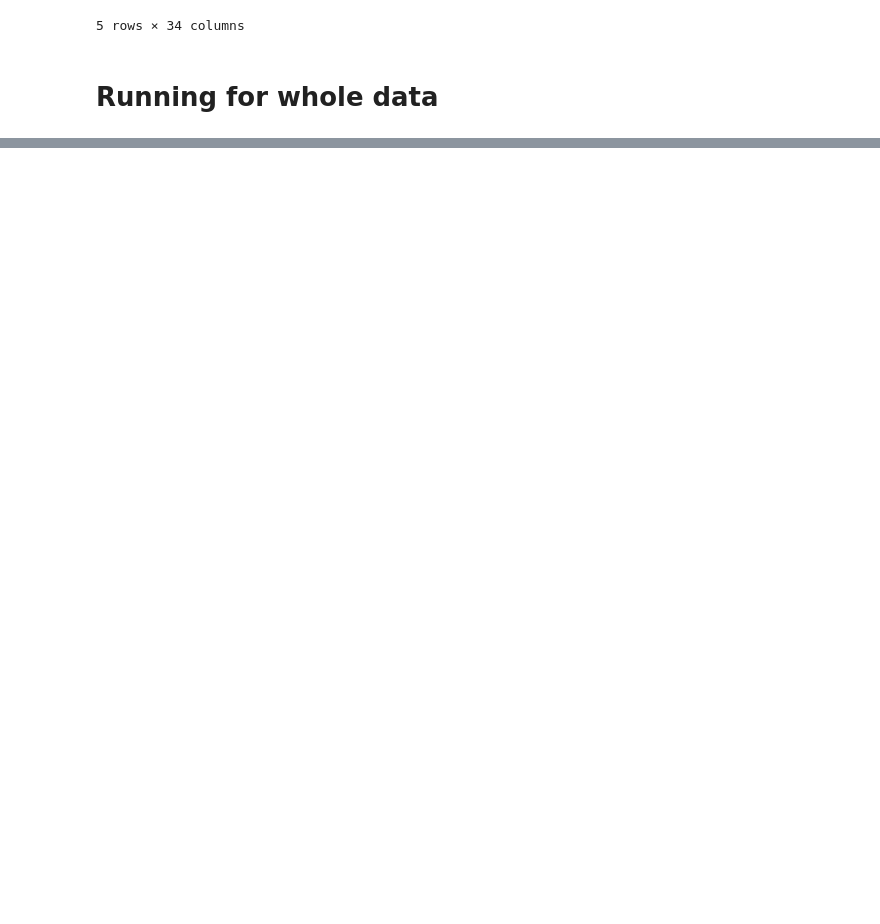
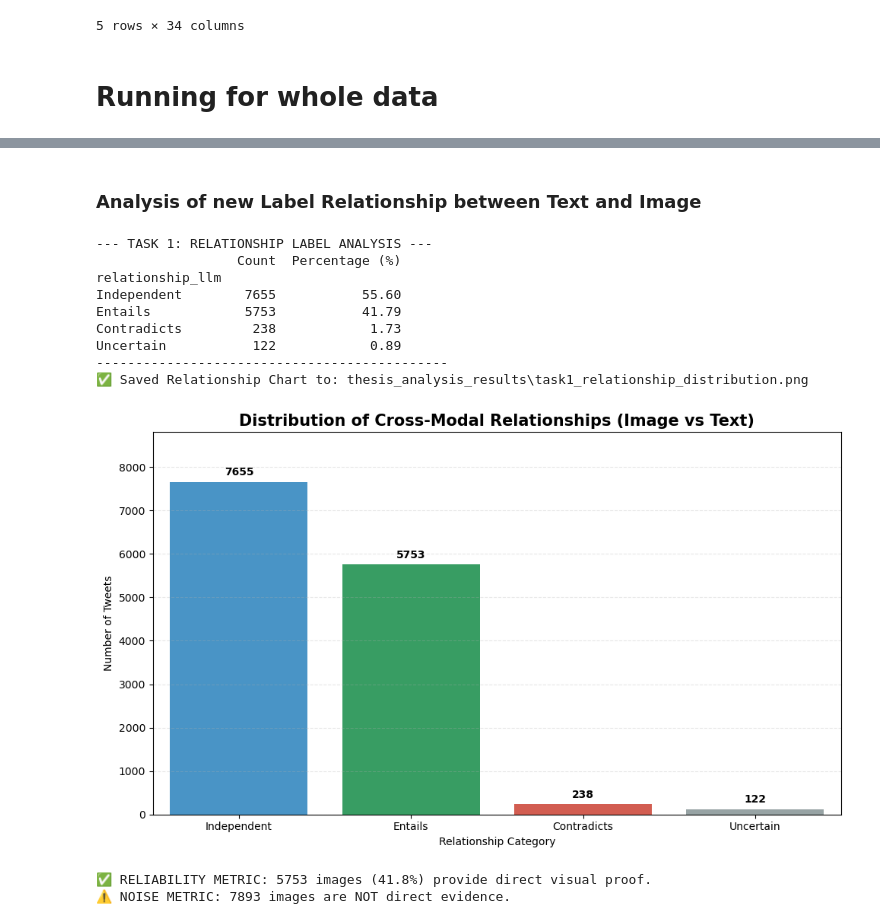
Before and after one commit to Data-Mining-Project-Group/crisisMMDplusplus, a Jupyter notebook: Phase2_LLM_Annotation_CrisisMMD_PlusPlus.ipynb, the cells around one changed output, grey strips where cells are left out. Cells and saved outputs as stored; diff of their text form; code cells hidden in the pictures; blank space fills up the shorter version.

```diff
--- a/Phase2_LLM_Annotation_CrisisMMD_PlusPlus.ipynb
+++ b/Phase2_LLM_Annotation_CrisisMMD_PlusPlus.ipynb
@@ -773,0 +1165,76 @@ All event-specific annotations have been updated.
+# %% [markdown]
+### Analysis of new Label Relationship between Text and Image
+# %%
+import pandas as pd
+import seaborn as sns
+import matplotlib.pyplot as plt
+import os
+
+# 1. Load the data (assuming df is already loaded)
+# df = pd.read_csv("CrisisMMD_Phase2_Final_Clean_with_NaNs.csv")
+
+# 2. Relationship Distribution Table
+rel_counts = df['relationship_llm'].value_counts()
+rel_percent = df['relationship_llm'].value_counts(normalize=True) * 100
+
+rel_summary = pd.DataFrame({
+    'Count': rel_counts,
+    'Percentage (%)': rel_percent.round(2)
+})
+
+print("--- TASK 1: RELATIONSHIP LABEL ANALYSIS ---")
+print(rel_summary)
+print("-" * 45)
+
+# 3. Visualization: The Entailment Landscape
+plt.figure(figsize=(10, 6))
+# Define colors: Green for Entails, Blue for Independent, Red for Contradicts/Uncertain
+colors_map = {'Entails': '#27ae60', 'Independent': '#3498db', 'Contradicts': '#e74c3c', 'Uncertain': '#95a5a6'}
+colors = [colors_map.get(x, '#bdc3c7') for x in rel_counts.index]
+
+ax = sns.barplot(x=rel_counts.index, y=rel_counts.values, palette=colors, hue=rel_counts.index, legend=False)
+
+# Add exact counts on top of bars
+for p in ax.patches:
+    height = p.get_height()
+    if height > 0:
+        ax.annotate(f'{int(height)}',
+                    (p.get_x() + p.get_width() / 2., height),
+                    ha='center', va='center', xytext=(0, 9), textcoords='offset points',
+                    fontweight='bold')
+
+plt.title("Distribution of Cross-Modal Relationships (Image vs Text)", fontsize=15, fontweight='bold')
+plt.xlabel("Relationship Category")
+plt.ylabel("Number of Tweets")
+plt.grid(axis='y', linestyle='--', alpha=0.3)
+plt.ylim(0, rel_counts.max() * 1.15) # Buffer for annotations
+plt.tight_layout()
+
+# --- SAVE THE CHART ---
+output_dir = "thesis_analysis_results"
+if not os.path.exists(output_dir):
+    os.makedirs(output_dir)
+
+rel_file_path = os.path.join(output_dir, "task1_relationship_distribution.png")
+plt.savefig(rel_file_path, dpi=300, bbox_inches='tight')
+print(f"✅ Saved Relationship Chart to: {rel_file_path}")
+
+plt.show()
+
+# 4. Impact Metric for Thesis
+entails_count = rel_counts.get('Entails', 0)
+print(f"\n✅ RELIABILITY METRIC: {entails_count} images ({rel_percent.get('Entails', 0):.1f}%) provide direct visual proof.")
+print(f"⚠️ NOISE METRIC: {(rel_counts.get('Independent', 0) + rel_counts.get('Contradicts', 0))} images are NOT direct evidence.")
+# %% [output]
+--- TASK 1: RELATIONSHIP LABEL ANALYSIS ---
+                  Count  Percentage (%)
+relationship_llm
+Independent        7655           55.60
+Entails            5753           41.79
+Contradicts         238            1.73
+Uncertain           122            0.89
+---------------------------------------------
+✅ Saved Relationship Chart to: thesis_analysis_results\task1_relationship_distribution.png
+[figure, added]
+✅ RELIABILITY METRIC: 5753 images (41.8%) provide direct visual proof.
+⚠️ NOISE METRIC: 7893 images are NOT direct evidence.
```
Also changed, not shown: parts of 37 cells of this notebook, 16 other files.
